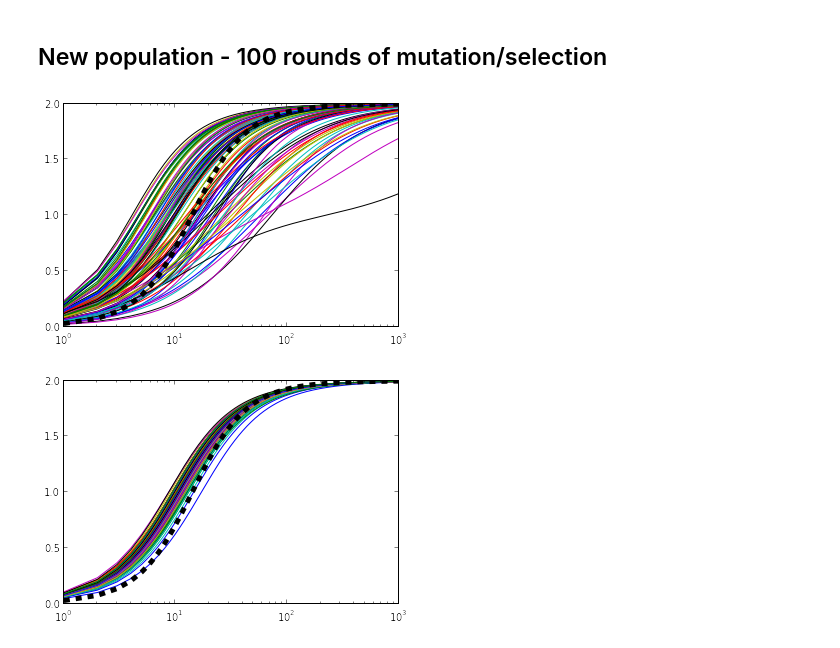
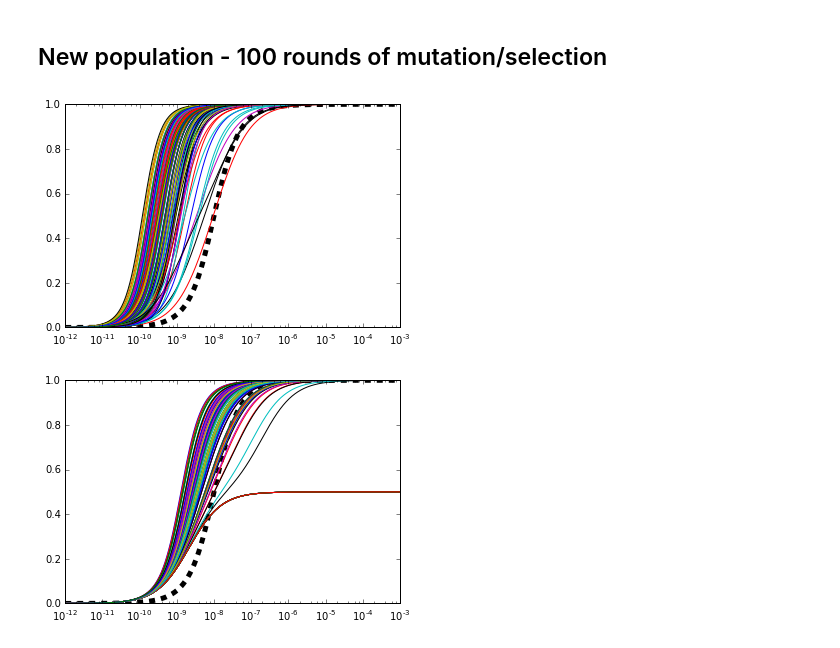
Before and after one commit to bliebeskind/EvoPhys, a Jupyter notebook: siteSpecificCoOp.ipynb, the cells around one changed output. Saved outputs shown, nothing was run; the diff lists cells and outputs as text; code cells hidden in the pictures.

```diff
--- a/siteSpecificCoOp.ipynb
+++ b/siteSpecificCoOp.ipynb
@@ -39,7 +49,7 @@ plt.xscale("log")
 # %%
 class PhysPopulation(SSB):
 
-    def __init__(self,N=100,selection_strength=10,k1=.01,k2=.01,f=50):
+    def __init__(self,N=100,selection_strength=10,k1=1e7,k2=1e8,f=10):
 
         # Biophysical model
         # Create target model on startup by simulating under binding model and populating self.binding curve
@@ -65,7 +75,7 @@ class PhysPopulation(SSB):
         self._initialize_pop()
 
         # Brownian motion params
-        self.dt = .001
+        self.dt = 10
 
     def _update_biophys_params(self,sim=False):
         '''Update means and variances for population K1 and K2s'''
@@ -83,7 +93,7 @@ class PhysPopulation(SSB):
         self.var_k2 = np.var(k2s)
         self.var_f = np.var(fs)
 
-    def _initialize_pop(self,K_lower=0,K_upper=.1,f_lower=0,f_upper=10):
+    def _initialize_pop(self,K_lower=1e5,K_upper=1e9,f_lower=0,f_upper=100):
         '''Create starting population of size self.N filled with Adair models, each sampled'''
         rando = np.random.uniform
         self.population = [SSB(rando(K_lower,K_upper),
@@ -139,11 +149,11 @@ pop1 = PhysPopulation(N=100)
 
 plt.plot()
 
+plt.plot(pop1.xvals, pop1.target,"k--",lw=5)
+
 for i in pop1.population:
     i.sim()
-    plt.plot(i.binding_curve)
-
-plt.plot(pop1.target,"k--",lw=5)
+    plt.plot(i.xvals,i.binding_curve)
 
 plt.xscale("log")
 # %% [output]
@@ -167,11 +177,11 @@ for i in range(100):
 # %%
 # Plot population after selection
 
+plt.plot(pop1.xvals, pop1.target,"k--",lw=5)
+
 for i in pop1.population:
     i.sim()
-    plt.plot(i.binding_curve)
-
-plt.plot(pop1.target,"k--",lw=5)
+    plt.plot(i.xvals, i.binding_curve)
 
 plt.xscale("log")
 # %% [output]
@@ -213,15 +223,15 @@ pop2 = PhysPopulation(N=100)
 # %%
 plt.plot()
 
+plt.plot(pop2.xvals, pop2.target,"k--",lw=5)
+
 for i in pop2.population:
     i.sim()
-    plt.plot(i.binding_curve)
-
-plt.plot(pop2.target,"k--",lw=5)
+    plt.plot(i.xvals, i.binding_curve)
 
 plt.xscale("log")
 # %% [output]
-[figure, old version]
+[figure, new version]
 # %%
 # Select/mutate for 100 generations
 
@@ -241,16 +251,16 @@ for i in range(100):
 # %%
 # Plot
 plt.plot()
 
+plt.plot(pop2.xvals, pop2.target,"k--",lw=5)
+
 for i in pop2.population:
     i.sim()
-    plt.plot(i.binding_curve)
-
-plt.plot(pop2.target,"k--",lw=5)
+    plt.plot(i.xvals, i.binding_curve)
 
 plt.xscale("log")
 # %% [output]
-[figure, old version]
+[figure, new version]
 # %%
 fig,ax1 = plt.subplots()
 ax1.plot(w2,"b")
```
Also changed, not shown: parts of 11 cells of this notebook.
